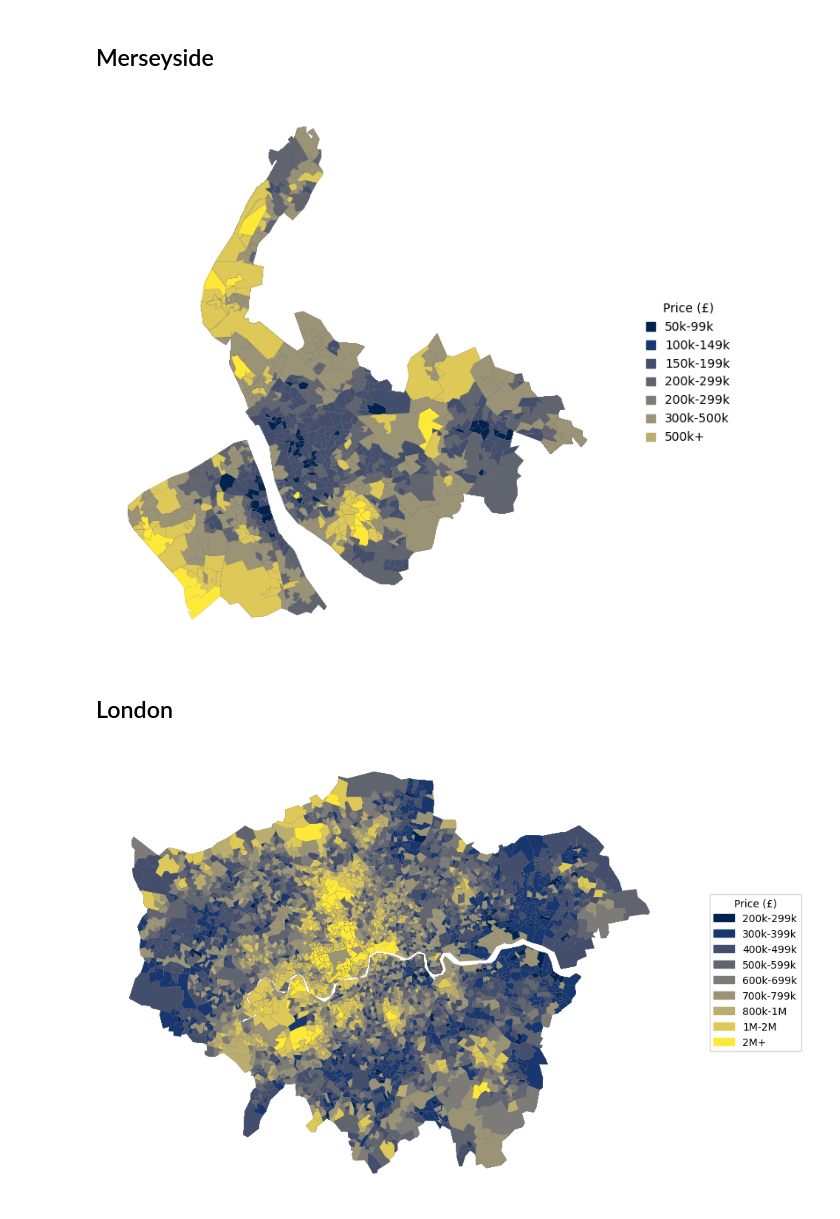
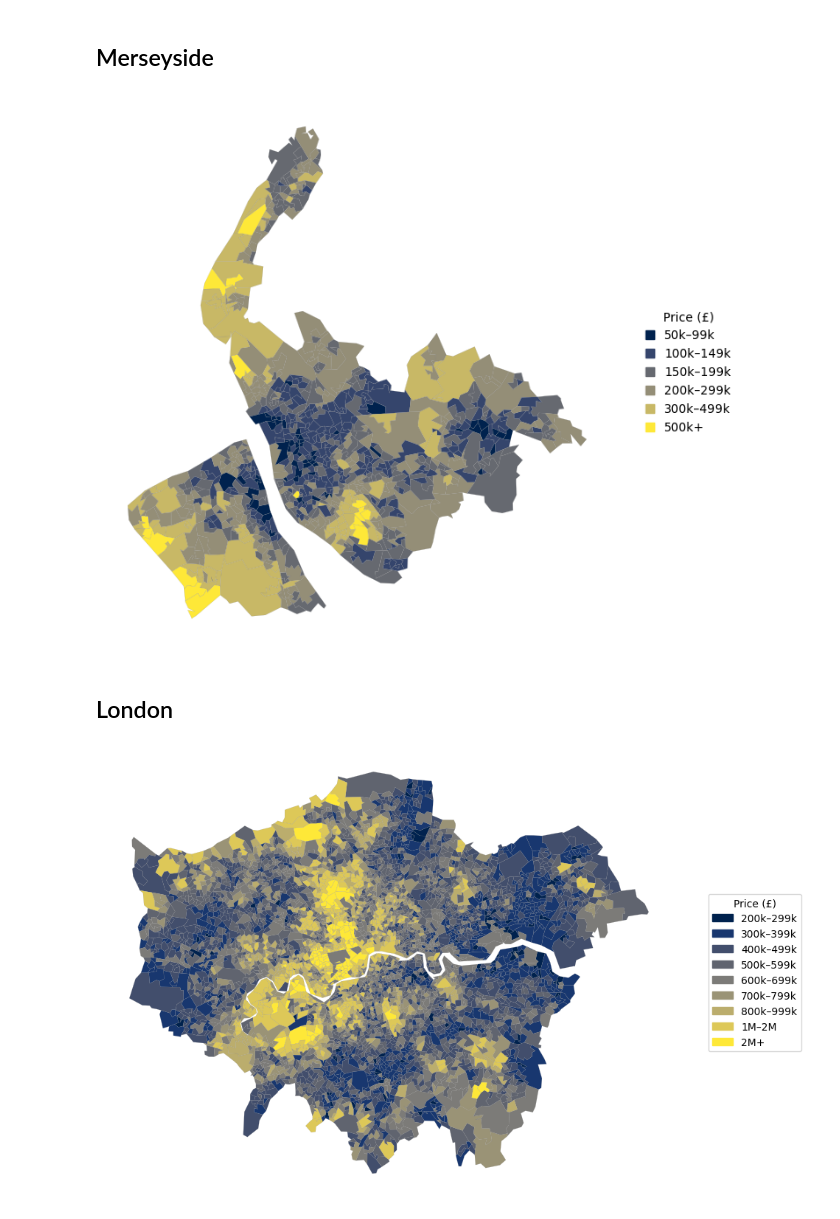
Before and after one commit to KofiBartonByfield/Dissertation, a Jupyter notebook: code/create_plots.ipynb, the cells around one changed output. Cells and saved outputs as stored; diff of their text form; code cells hidden in the pictures.

```diff
--- a/code/create_plots.ipynb
+++ b/code/create_plots.ipynb
@@ -118,18 +121,20 @@ plt.show()
 # %%
 
 
-df_price = merseyside[['LSOA','hprice']]
-df_price.columns = ['LSOA21CD', 'price']  # Match LSOA code column name
+df_price = merseyside[['LSOA21CD','MeanHousePrice']]
+# df_price.columns = ['LSOA21CD', 'price']  # Match LSOA code column name
 
 # Merge LSOA shapes with your price data
 merged_lsoas = lsoa_shapes[lsoa_shapes['LSOA21CD'].isin(df_price['LSOA21CD'])]
 merged_lsoas = merged_lsoas.merge(df_price, on='LSOA21CD', how='left')
 
+merged_lsoas['MeanHousePrice'] = merged_lsoas['MeanHousePrice'].fillna(merged_lsoas['MeanHousePrice'].mean())
 
 
 # Define the bins and their labels
-bins = [50000, 99999, 100000, 149999, 199999, 200000, 299999,  300000, 500000, float('inf')]
-bin_labels = ['50k-99k', '100k-149k', '150k-199k', '200k-299k', '200k-299k', '300k-500k','500k+']
+bins = [50000, 99999, 149999, 199999, 299999, 499999, float('inf')]
+bin_labels = ['50k–99k', '100k–149k', '150k–199k', '200k–299k', '300k–499k', '500k+']
+
 
 
 # Define colour mapping based on the bins
@@ -139,54 +144,54 @@ norm = mpl.colors.BoundaryNorm(boundaries=bins, ncolors=256)
 # Plot the map with the stop counts and colour coding
 fig, ax = plt.subplots(figsize=(10, 8))
 
-merged_lsoas.plot(column='price',
+merged_lsoas.plot(column='MeanHousePrice',
                   linewidth=0.1,
                   edgecolor='grey',
                   legend=False,
                   ax=ax,
                   cmap=cmap,
                   norm=norm,  # Apply the normalisation
                   vmin=bins[0], vmax=bins[-2])  # Correct the vmax for the maximum value in bins
 
 # Create legend with boxes for each bin
 legend_handles = [Patch(color=cmap(norm(bins[i])), label=bin_labels[i]) for i in range(len(bin_labels))]
 
 # Add legend to the plot
 ax.legend(handles=legend_handles,
           title="Price (£)",
           loc='upper right',
           frameon=False,
           handlelength=0.7)
 
 ax.get_legend().set_bbox_to_anchor((1.05, 0.5))
 ax.get_legend().set_loc('center left')
 
 # Hide axes
 ax.set_axis_off()
 plt.savefig('../figures_and_plots/merseyside_houseprice_map.svg', bbox_inches='tight')
 
 # Show the plot
 plt.show()
 # %% [output]
-[figure, old version]
+[figure, new version]
 # %% [markdown]
 ## London
 # %%
 
 
-df_price = london[['LSOA','hprice']]
-df_price.columns = ['LSOA21CD', 'price']  # Match LSOA code column name
+df_price = london[['LSOA21CD','MeanHousePrice']]
+# df_price.columns = ['LSOA21CD', 'price']  # Match LSOA code column name
 
 # Merge LSOA shapes with your price data
 merged_lsoas = lsoa_shapes[lsoa_shapes['LSOA21CD'].isin(df_price['LSOA21CD'])]
 merged_lsoas = merged_lsoas.merge(df_price, on='LSOA21CD', how='left')
 
+merged_lsoas['MeanHousePrice'] = merged_lsoas['MeanHousePrice'].fillna(merged_lsoas['MeanHousePrice'].mean())
 
 
 # Define the bins and their labels
-bins = [200000, 299999, 400000, 500000, 600000, 700000, 800000, 1000000, 2000000, float('inf')]
-bin_labels = ['200k-299k', '300k-399k', '400k-499k', '500k-599k', '600k-699k', '700k-799k', '800k-1M', '1M-2M', '2M+']
-
+bins = [200000, 300000, 400000, 500000, 600000, 700000, 800000, 1000000, 2000000, float('inf')]
+bin_labels = ['200k–299k', '300k–399k', '400k–499k', '500k–599k', '600k–699k', '700k–799k', '800k–999k', '1M–2M', '2M+']
 
 # Define colour mapping based on the bins
 cmap = mpl.cm.cividis
@@ -195,7 +200,7 @@ norm = mpl.colors.BoundaryNorm(boundaries=bins, ncolors=256)
 # Plot the map with the stop counts and colour coding
 fig, ax = plt.subplots(figsize=(10, 8))
 
-merged_lsoas.plot(column='price',
+merged_lsoas.plot(column='MeanHousePrice',
                   linewidth=0.1,
                   edgecolor='grey',
                   legend=False,
@@ -214,9 +219,9 @@ ax.get_legend().set_loc('center left')
 
 # Hide axes
 ax.set_axis_off()
-plt.savefig('../figures_and_plots/london_houseprice_map.svg', bbox_inches='tight')
+# plt.savefig('../figures_and_plots/london_houseprice_map.svg', bbox_inches='tight')
 
 # Show the plot
 plt.show()
 # %% [output]
-[figure, old version]
+[figure, new version]
```
Also changed, not shown: parts of 6 cells of this notebook, 6 other files.
